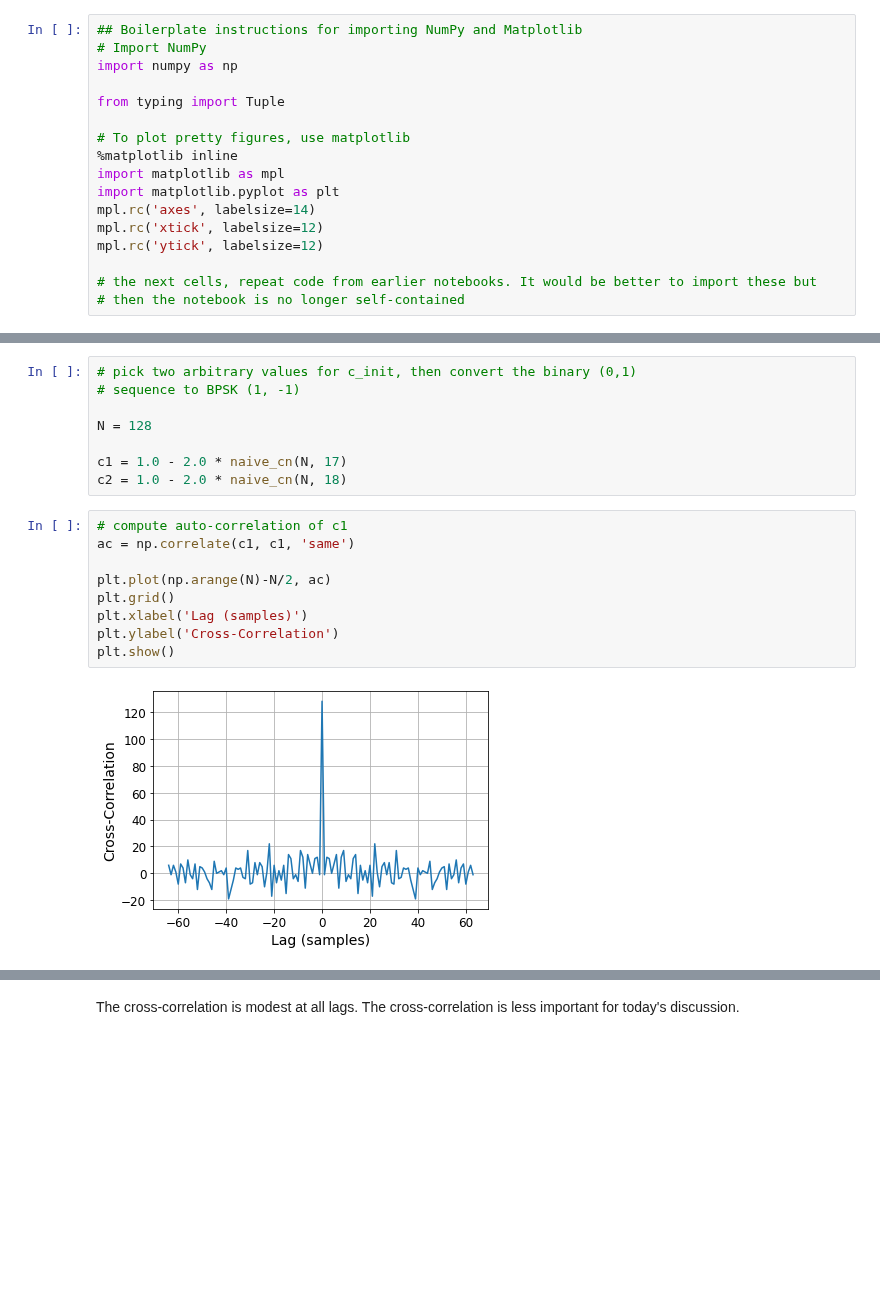
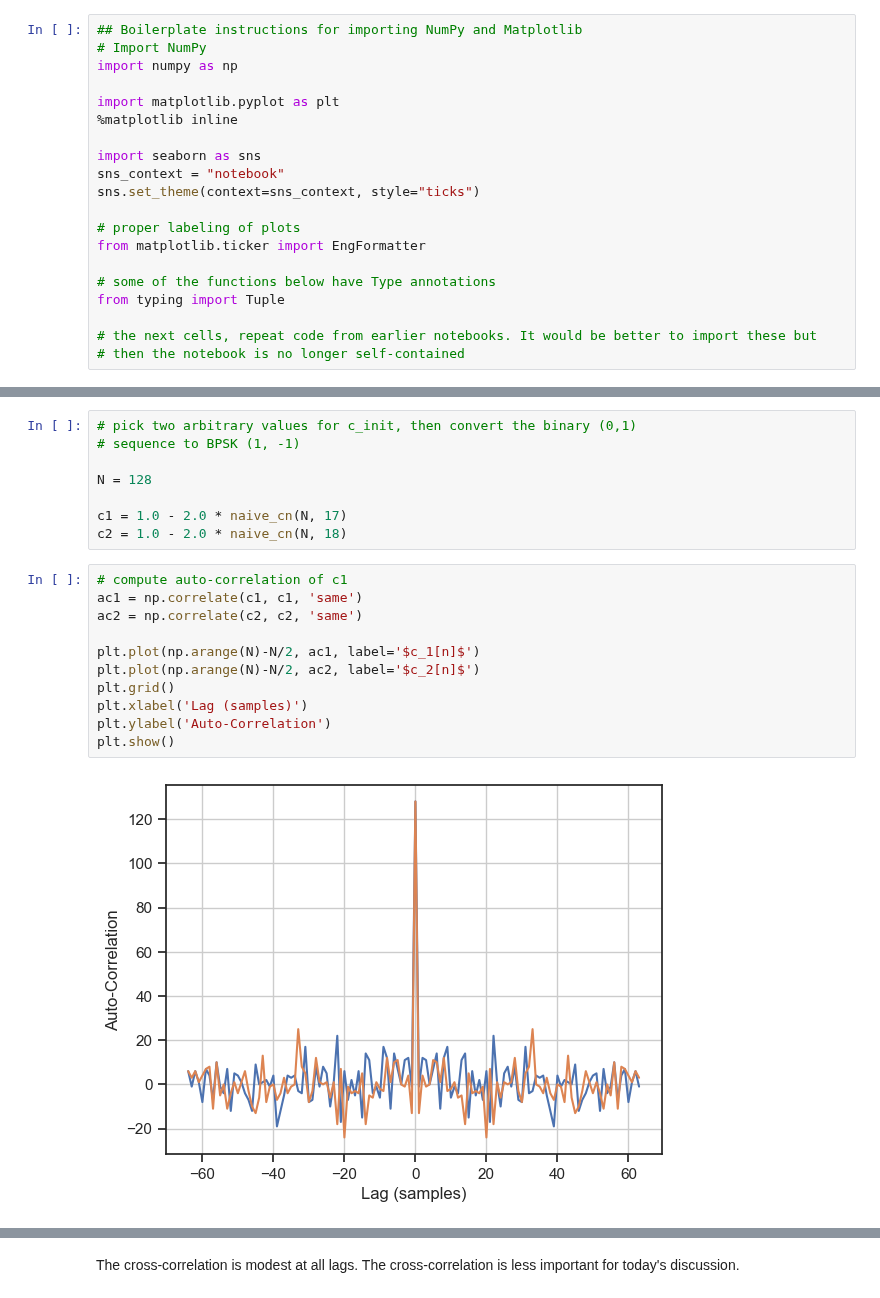
Before and after one commit to bepepa/digital_comms, a Jupyter notebook: 060_initial_synch.ipynb, the cells around one changed output, grey strips where cells are left out. Drawn from its saved outputs; the diff is of its cells as text; blank space fills up the shorter version.

```diff
--- a/060_initial_synch.ipynb
+++ b/060_initial_synch.ipynb
@@ -23,15 +23,18 @@ Today, we show how the training sequence can be leveraged to learn where in the
 # Import NumPy
 import numpy as np
 
+import matplotlib.pyplot as plt
+%matplotlib inline
+
+import seaborn as sns
+sns_context = "notebook"
+sns.set_theme(context=sns_context, style="ticks")
+
+# proper labeling of plots
+from matplotlib.ticker import EngFormatter
+
+# some of the functions below have Type annotations
 from typing import Tuple
-
-# To plot pretty figures, use matplotlib
-%matplotlib inline
-import matplotlib as mpl
-import matplotlib.pyplot as plt
-mpl.rc('axes', labelsize=14)
-mpl.rc('xtick', labelsize=12)
-mpl.rc('ytick', labelsize=12)
 
 # the next cells, repeat code from earlier notebooks. It would be better to import these but
 # then the notebook is no longer self-contained
@@ -223,13 +226,15 @@ c1 = 1.0 - 2.0 * naive_cn(N, 17)
 c2 = 1.0 - 2.0 * naive_cn(N, 18)
 # %%
 # compute auto-correlation of c1
-ac = np.correlate(c1, c1, 'same')
+ac1 = np.correlate(c1, c1, 'same')
+ac2 = np.correlate(c2, c2, 'same')
 
-plt.plot(np.arange(N)-N/2, ac)
+plt.plot(np.arange(N)-N/2, ac1, label='$c_1[n]$')
+plt.plot(np.arange(N)-N/2, ac2, label='$c_2[n]$')
 plt.grid()
 plt.xlabel('Lag (samples)')
-plt.ylabel('Cross-Correlation')
+plt.ylabel('Auto-Correlation')
 plt.show()
 # %% [output]
-[figure, old version]
+[figure, new version]
 # %% [markdown]
```
Also changed, not shown: parts of 24 cells of this notebook, 1 other file.
